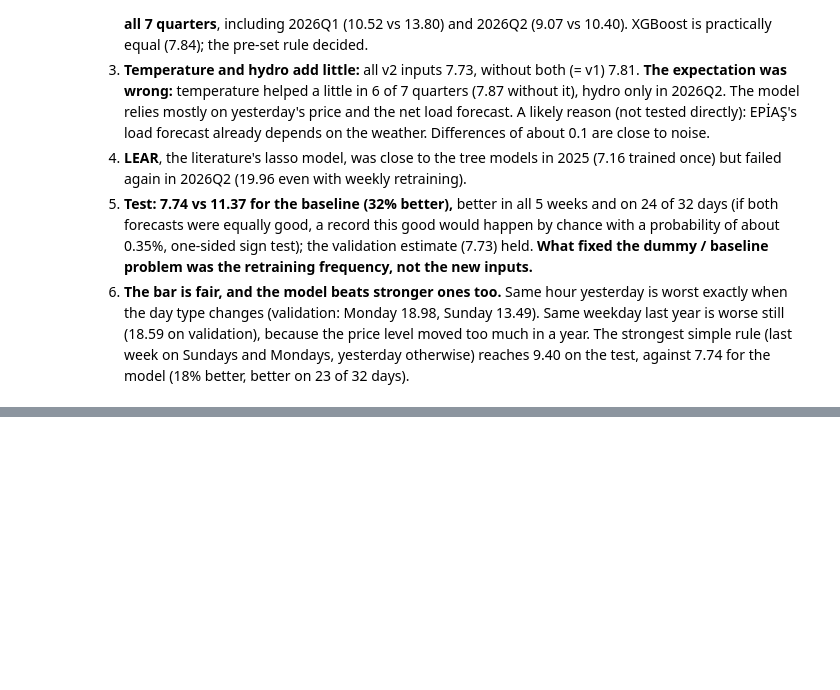
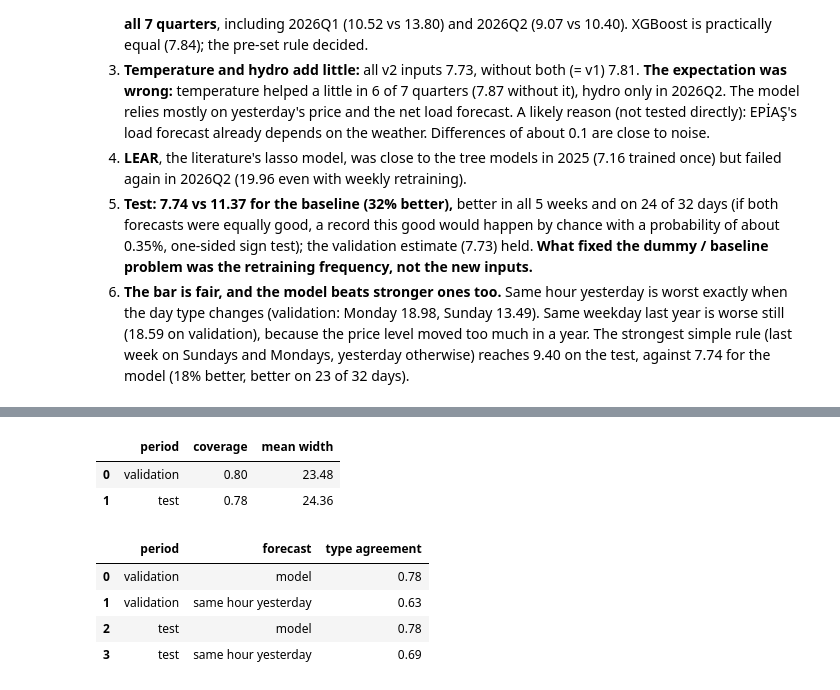
Before and after one commit to icedemirkaano/turkey-electricity-forecasting, a Jupyter notebook: notebooks/02_ptf_models.ipynb, the cells around one changed output, grey strips where cells are left out. Cells and saved outputs as stored; diff of their text form; code cells hidden in the pictures; blank space fills up the shorter version.

```diff
--- a/notebooks/02_ptf_models.ipynb
+++ b/notebooks/02_ptf_models.ipynb
@@ -957,0 +910,13 @@ check[['perfect foresight', 'model', 'same hour yesterday', 'model - baseline']]
+# %%
+coverage = pd.read_csv(ANALYSIS / 'band_coverage.csv')
+types = pd.read_csv(ANALYSIS / 'day_types.csv')[['period', 'forecast', 'type agreement']]
+display(coverage.round(3), types.round(3))
+# %% [output]
+|  | period | coverage | mean width |
+| 0 | validation | 0.80 | 23.48 |
+| 1 | test | 0.78 | 24.36 |
+|  | period | forecast | type agreement |
+| 0 | validation | model | 0.78 |
+| 1 | validation | same hour yesterday | 0.63 |
+| 2 | test | model | 0.78 |
+| 3 | test | same hour yesterday | 0.69 |
```
Also changed, not shown: parts of 13 cells of this notebook, 29 other files.
